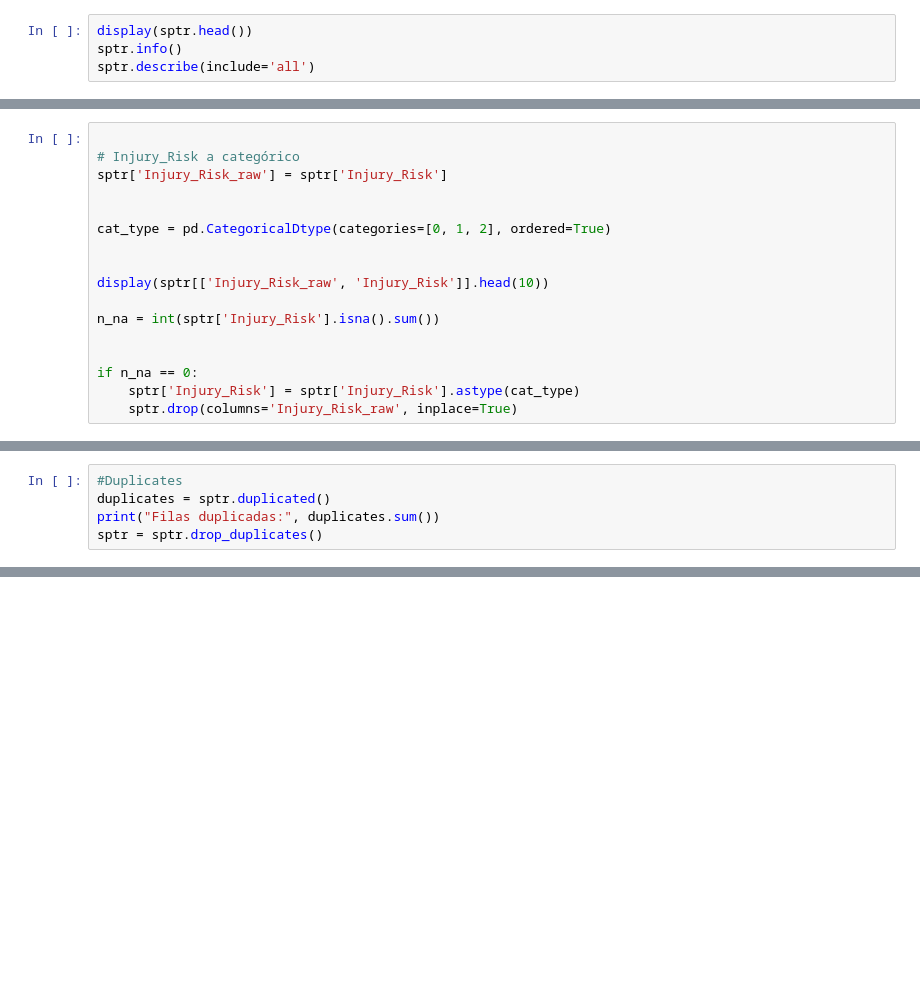
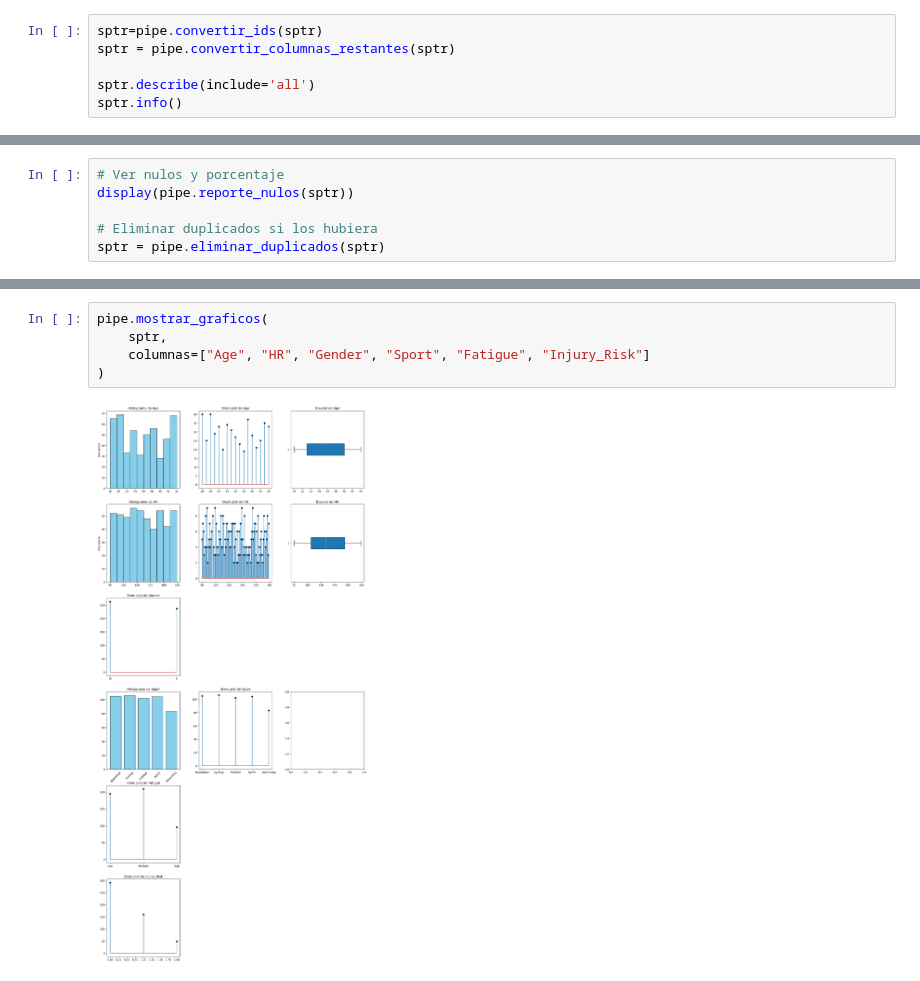
Before and after one commit to miguelnunez21/EDA-Proyectos-II, a Jupyter notebook: EDA_ProyectosII.ipynb, the cells around one changed output, grey strips where cells are left out. Drawn from its saved outputs; the diff is of its cells as text; blank space fills up the shorter version.

```diff
--- a/EDA_ProyectosII.ipynb
+++ b/EDA_ProyectosII.ipynb
@@ -10,5 +237,7 @@ sptr= pd.read_csv(path)
 # %%
-display(sptr.head())
+sptr=pipe.convertir_ids(sptr)
+sptr = pipe.convertir_columnas_restantes(sptr)
+
+sptr.describe(include='all')
 sptr.info()
-sptr.describe(include='all')
 # %% [output]
@@ -239,17 +282,0 @@ dtype: object
-# %%
-
-# Injury_Risk a categórico
-sptr['Injury_Risk_raw'] = sptr['Injury_Risk']
-
-
-cat_type = pd.CategoricalDtype(categories=[0, 1, 2], ordered=True)
-
-
-display(sptr[['Injury_Risk_raw', 'Injury_Risk']].head(10))
-
-n_na = int(sptr['Injury_Risk'].isna().sum())
-
-
-if n_na == 0:
-    sptr['Injury_Risk'] = sptr['Injury_Risk'].astype(cat_type)
-    sptr.drop(columns='Injury_Risk_raw', inplace=True)
@@ -311,5 +282,0 @@ dtype: float64
-# %%
-#Duplicates
-duplicates = sptr.duplicated()
-print("Filas duplicadas:", duplicates.sum())
-sptr = sptr.drop_duplicates()
@@ -623,0 +283,6 @@ HR 179: 7 (1.40%)
+# %%
+# Ver nulos y porcentaje
+display(pipe.reporte_nulos(sptr))
+
+# Eliminar duplicados si los hubiera
+sptr = pipe.eliminar_duplicados(sptr)
@@ -623,0 +307,7 @@ HR 179: 7 (1.40%)
+# %%
+pipe.mostrar_graficos(
+    sptr,
+    columnas=["Age", "HR", "Gender", "Sport", "Fatigue", "Injury_Risk"]
+)
+# %% [output]
+[figure, added]
```
Also changed, not shown: parts of 39 cells of this notebook.
